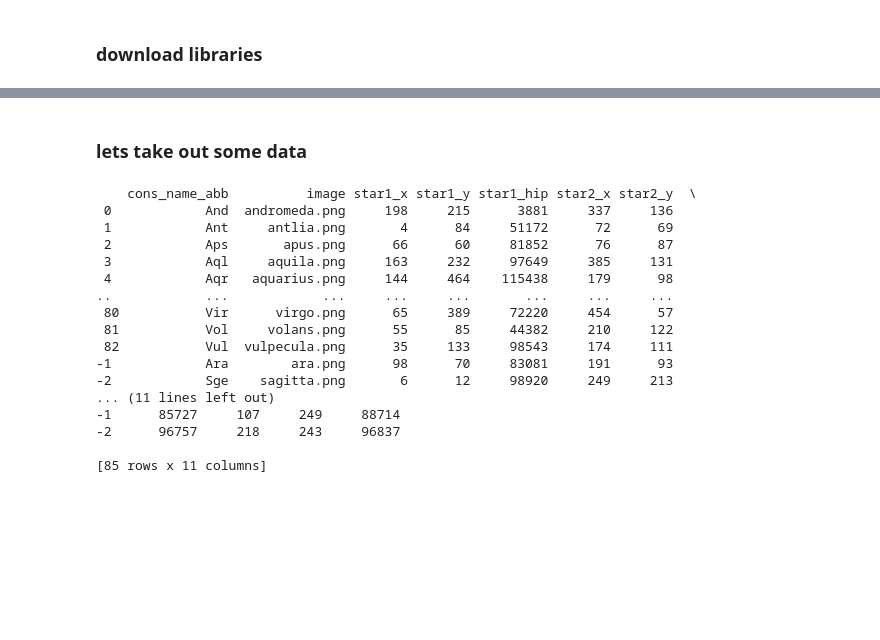
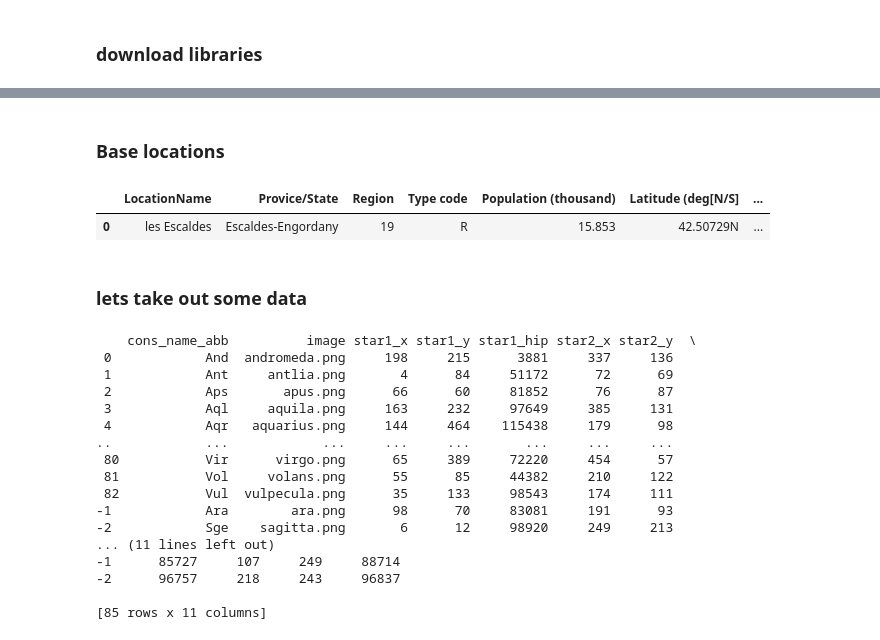
Before and after one commit to ananyaverma2/planetary-and-exoplanetary-dataset, a Jupyter notebook: Data_analysis_stars.ipynb, the cells around one changed output, grey strips where cells are left out. Cells and saved outputs as stored; diff of their text form; code cells hidden in the pictures; blank space fills up the shorter version.

```diff
--- a/Data_analysis_stars.ipynb
+++ b/Data_analysis_stars.ipynb
@@ -145,18 +41,0 @@ for i in range(len(temp_data_ssystem_major)):
-# %%
-temp_major = []
-temp2_major = []
-for i in range(len(data_ssystem_major)):
-    if "type=" not in data_ssystem_major[i][0]:
-        temp_major.append(data_ssystem_major[i])
-    else:
-        temp_major.append(data_ssystem_major[i])
-        temp2_major.append(temp_major)
-        temp_major = []
-print(len(temp2_major))
-for i in temp2_major:
-    print(i)
-#     for j in i:
-# #         print(j)
-#         if "parent" in j[0]:
-#             print(j[0])
-    print()
@@ -206,17 +41,0 @@ for i in range(len(temp_data_ssystem_minor)):
-# %%
-temp_minor = [data_ssystem_minor[0][0]]
-temp2_minor = []
-for i in range(1,len(data_ssystem_minor)):
-    if "=" in data_ssystem_minor[i][0]:
-        temp_minor.append(data_ssystem_minor[i])
-    else:
-#         temp_minor.append(data_ssystem_minor[i])
-        temp2_minor.append(temp_minor)
-        temp_minor = [data_ssystem_minor[i]]
-
-for i in temp2_minor:
-#     print(i)
-    for j in i:
-        if "type" in j[0]:
-            print(j[0])
-    print()
@@ -303,0 +132,2 @@ print(base_locations)
+# %% [markdown]
+### Base locations
@@ -304,3 +168,10 @@ print(base_locations)
+# %%
+# visualize
+base_locations_df = pd.DataFrame(base_locations[0:1])
+base_locations_df.head(3)
+# %% [output]
+|  | LocationName | Provice/State | Region | Type code | Population (thousand) | Latitude (deg[N/S] | ... |
+| 0 | les Escaldes | Escaldes-Engordany | 19 | R | 15.853 | 42.50729N | ... |
 # %% [markdown]
 ### lets take out some data
 # %%
```
Also changed, not shown: parts of 61 cells of this notebook.
